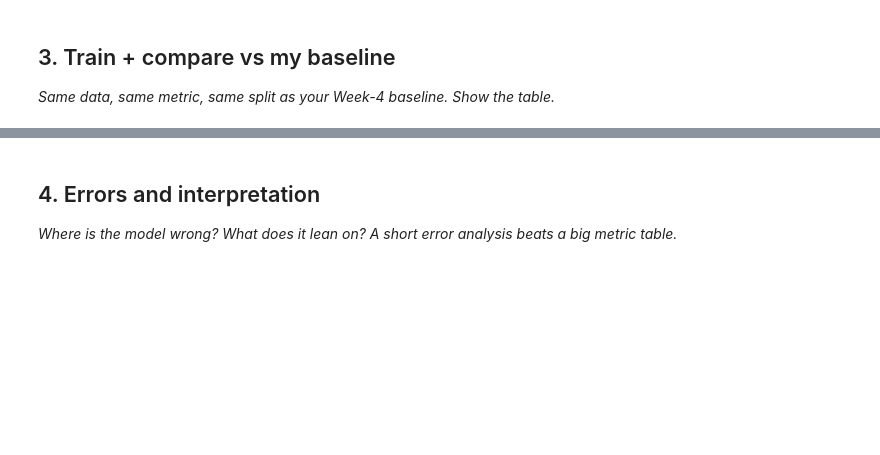
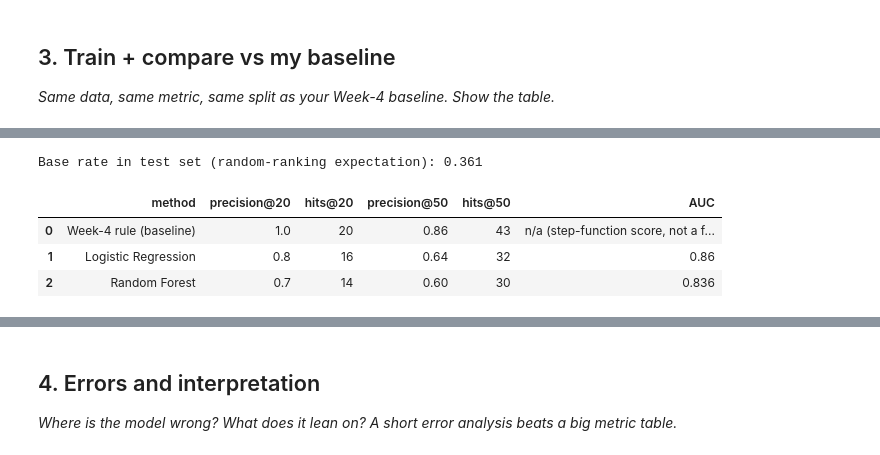
Before and after one commit to alianas-dev/flyrank-ml-internship, a Jupyter notebook: work/notebooks/w05_model.ipynb, the cells around one changed output, grey strips where cells are left out. Cells and saved outputs as stored; diff of their text form; code cells hidden in the pictures; blank space fills up the shorter version.

```diff
--- a/work/notebooks/w05_model.ipynb
+++ b/work/notebooks/w05_model.ipynb
@@ -22,0 +151,18 @@ This skeleton is yours to fill. Work the sections **in order** — each one has
+# %%
+from sklearn.model_selection import GroupShuffleSplit
+
+splitter = GroupShuffleSplit(n_splits=1, test_size=0.25, random_state=42)
+train_idx, test_idx = next(splitter.split(frame, groups=frame["client_hash_id"]))
+
+train_df = frame.iloc[train_idx].reset_index(drop=True)
+test_df  = frame.iloc[test_idx].reset_index(drop=True)
+
+train_clients = set(train_df["client_hash_id"])
+test_clients  = set(test_df["client_hash_id"])
+overlap = train_clients & test_clients
+
+print(f"Train: {len(train_df):,} pages across {len(train_clients)} clients")
+print(f"Test:  {len(test_df):,} pages across {len(test_clients)} clients")
+print(f"Clients appearing in BOTH train and test (should be 0): {len(overlap)}")
+print(f"Label rate — train: {train_df['is_declining_next_month'].mean():.1%}  |  test: {test_df['is_declining_next_month'].mean():.1%}")
+assert len(overlap) == 0, "Group split failed — a client leaked across train/test"
@@ -29,0 +222,33 @@ This skeleton is yours to fill. Work the sections **in order** — each one has
+# %%
+def precision_at_k(scores, labels, k):
+    order = np.argsort(-np.asarray(scores))
+    top_k = np.asarray(labels)[order[:k]]
+    return top_k.mean(), int(top_k.sum())
+
+base_rate = y_test.mean()
+
+results = []
+for name, scores, has_auc in [
+    ("Week-4 rule (baseline)", test_df["baseline_rule_score"].values, False),
+    ("Logistic Regression",     logreg.predict_proba(X_test)[:, 1],   True),
+    ("Random Forest",           rf.predict_proba(X_test)[:, 1],        True),
+]:
+    p50, hits50 = precision_at_k(scores, y_test.values, 50)
+    p20, hits20 = precision_at_k(scores, y_test.values, 20)
+    auc = roc_auc_score(y_test, scores) if has_auc else None
+    results.append({
+        "method": name, "precision@20": round(p20, 3), "hits@20": hits20,
+        "precision@50": round(p50, 3), "hits@50": hits50,
+        "AUC": round(auc, 3) if auc is not None else "n/a (step-function score, not a full ranking)",
+    })
+
+comparison = pd.DataFrame(results)
+print(f"Base rate in test set (random-ranking expectation): {base_rate:.3f}")
+print()
+comparison
+# %% [output]
+Base rate in test set (random-ranking expectation): 0.361
+|  | method | precision@20 | hits@20 | precision@50 | hits@50 | AUC |
+| 0 | Week-4 rule (baseline) | 1.0 | 20 | 0.86 | 43 | n/a (step-function score, not a f... |
+| 1 | Logistic Regression | 0.8 | 16 | 0.64 | 32 | 0.86 |
+| 2 | Random Forest | 0.7 | 14 | 0.60 | 30 | 0.836 |
```
Also changed, not shown: parts of 15 cells of this notebook.
